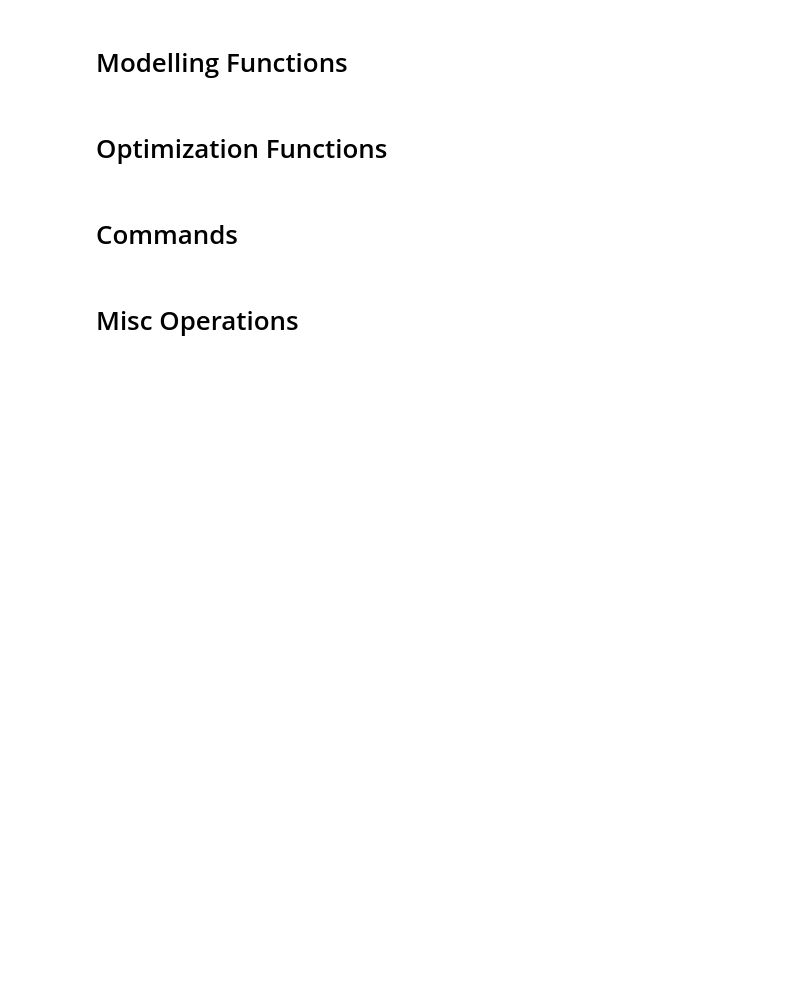
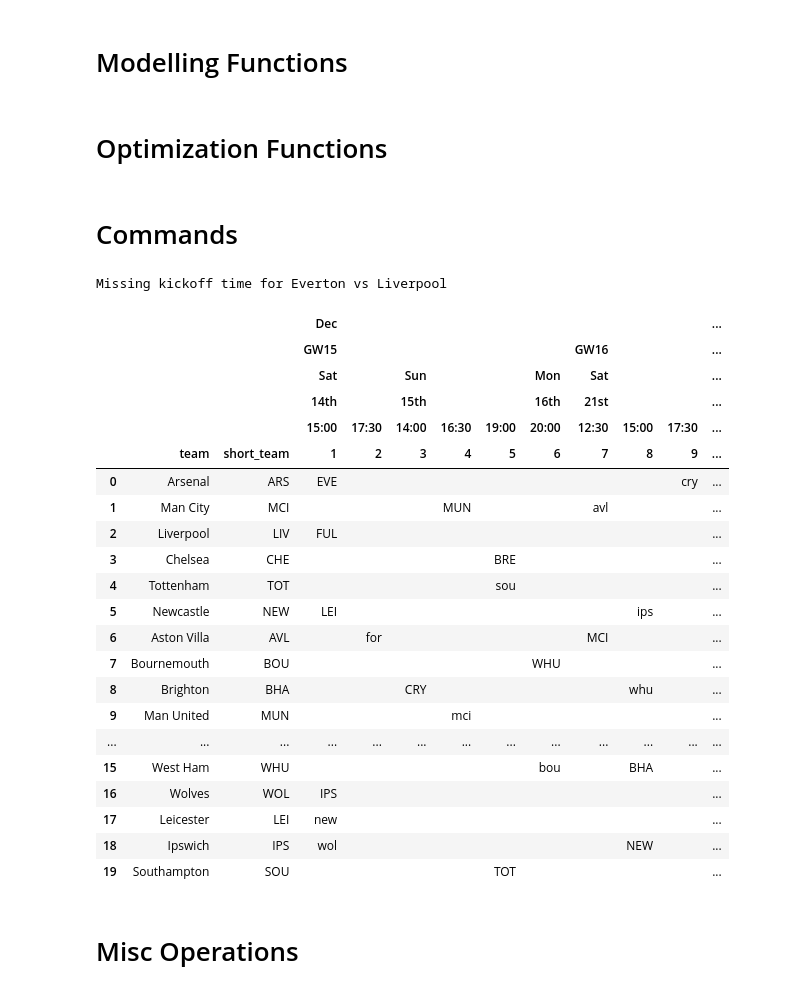
Before and after one commit to SamTroy/TFF_Optimization, a Jupyter notebook: notebooks/tff_optimization.ipynb, the cells around one changed output. Drawn from its saved outputs; the diff is of its cells as text; code cells hidden in the pictures; blank space fills up the shorter version.

Commit message:
Corrected kickoff times

```diff
--- a/notebooks/tff_optimization.ipynb
+++ b/notebooks/tff_optimization.ipynb
@@ -985,34 +985,58 @@ cf_df = pd.DataFrame(columns=('comp', 'home_team', 'away_team', 'datetime_probs'
 # FA Cup third round
 cf_df.loc[len(cf_df)] = ['fa', 'EVE', 'L1A', {'2025-01-09T19:45:00Z':1}]
 cf_df.loc[len(cf_df)] = ['fa', 'FUL', 'CHA', {'2025-01-09T19:45:00Z':1}]
 cf_df.loc[len(cf_df)] = ['fa', 'AVL', 'WHU', {'2025-01-10T20:00:00Z':1}]
 
 cf_df.loc[len(cf_df)] = ['fa', 'CHA', 'WOL', {'2025-01-11T12:00:00Z':1}]
 cf_df.loc[len(cf_df)] = ['fa', 'LIV', 'L2A', {'2025-01-11T12:15:00Z':1}]
 
 cf_df.loc[len(cf_df)] = ['fa', 'BOU', 'CHA', {'2025-01-11T15:00:00Z':1}]
 cf_df.loc[len(cf_df)] = ['fa', 'FOR', 'CHA', {'2025-01-11T15:00:00Z':1}]
 cf_df.loc[len(cf_df)] = ['fa', 'BRE', 'CHA', {'2025-01-11T15:00:00Z':1}]
-cf_df.loc[len(cf_df)] = ['fa', 'CHA', 'FOR', {'2025-01-11T15:00:00Z':1}]
+cf_df.loc[len(cf_df)] = ['fa', 'CHA', 'BHA', {'2025-01-11T15:00:00Z':1}]
 cf_df.loc[len(cf_df)] = ['fa', 'CHE', 'L2A', {'2025-01-11T15:00:00Z':1}]
 cf_df.loc[len(cf_df)] = ['fa', 'LEI', 'CHA', {'2025-01-11T15:00:00Z':1}]
 
 cf_df.loc[len(cf_df)] = ['fa', 'MCI', 'L2A', {'2025-01-11T17:45:00Z':1}]
 
 cf_df.loc[len(cf_df)] = ['fa', 'L2A', 'TOT', {'2025-01-12T12:30:00Z':1}]
 
 cf_df.loc[len(cf_df)] = ['fa', 'ARS', 'MUN', {'2025-01-12T15:00:00Z':1}]
 cf_df.loc[len(cf_df)] = ['fa', 'NEW', 'L2A', {'2025-01-12T15:00:00Z':1}]
 cf_df.loc[len(cf_df)] = ['fa', 'IPS', 'L1A', {'2025-01-12T15:00:00Z':1}]
 cf_df.loc[len(cf_df)] = ['fa', 'CRY', 'L1A', {'2025-01-12T15:00:00Z':1}]
 
 cf_df.loc[len(cf_df)] = ['fa', 'SOU', 'CHA', {'2025-01-12T16:30:00Z':1}]
 
 # Unrescheduled PL
 cf_df.loc[len(cf_df)] = ['pl', 'EVE', 'LIV', {'2025-02-05T20:00:00Z':0.2, '2025-02-19T20:00:00Z':0.4}]
 
 
 fixture_results = generate_fixtures(custom_fixtures=cf_df, exclude_past_games=True, last_date=None, display_unformatted=False)
+# %% [output]
+Missing kickoff time for Everton vs Liverpool
+|  |  |  | Dec |  |  |  |  |  |  |  |  | ... |
+|  |  |  | GW15 |  |  |  |  |  | GW16 |  |  | ... |
+|  |  |  | Sat |  | Sun |  |  | Mon | Sat |  |  | ... |
+|  |  |  | 14th |  | 15th |  |  | 16th | 21st |  |  | ... |
+|  |  |  | 15:00 | 17:30 | 14:00 | 16:30 | 19:00 | 20:00 | 12:30 | 15:00 | 17:30 | ... |
+|  | team | short_team | 1 | 2 | 3 | 4 | 5 | 6 | 7 | 8 | 9 | ... |
+| 0 | Arsenal | ARS | EVE |  |  |  |  |  |  |  | cry | ... |
+| 1 | Man City | MCI |  |  |  | MUN |  |  | avl |  |  | ... |
+| 2 | Liverpool | LIV | FUL |  |  |  |  |  |  |  |  | ... |
+| 3 | Chelsea | CHE |  |  |  |  | BRE |  |  |  |  | ... |
+| 4 | Tottenham | TOT |  |  |  |  | sou |  |  |  |  | ... |
+| 5 | Newcastle | NEW | LEI |  |  |  |  |  |  | ips |  | ... |
+| 6 | Aston Villa | AVL |  | for |  |  |  |  | MCI |  |  | ... |
+| 7 | Bournemouth | BOU |  |  |  |  |  | WHU |  |  |  | ... |
+| 8 | Brighton | BHA |  |  | CRY |  |  |  |  | whu |  | ... |
+| 9 | Man United | MUN |  |  |  | mci |  |  |  |  |  | ... |
+| ... | ... | ... | ... | ... | ... | ... | ... | ... | ... | ... | ... | ... |
+| 15 | West Ham | WHU |  |  |  |  |  | bou |  | BHA |  | ... |
+| 16 | Wolves | WOL | IPS |  |  |  |  |  |  |  |  | ... |
+| 17 | Leicester | LEI | new |  |  |  |  |  |  |  |  | ... |
+| 18 | Ipswich | IPS | wol |  |  |  |  |  |  | NEW |  | ... |
+| 19 | Southampton | SOU |  |  |  |  | TOT |  |  |  |  | ... |
 # %%
 ev_results = generate_ev(custom_fixtures=cf_df, exclude_past_games=True, last_date='2025-02-13', xmin_cutoff=30, aux_weight=0.7)
 ev_df = ev_results['ev_df']
```
